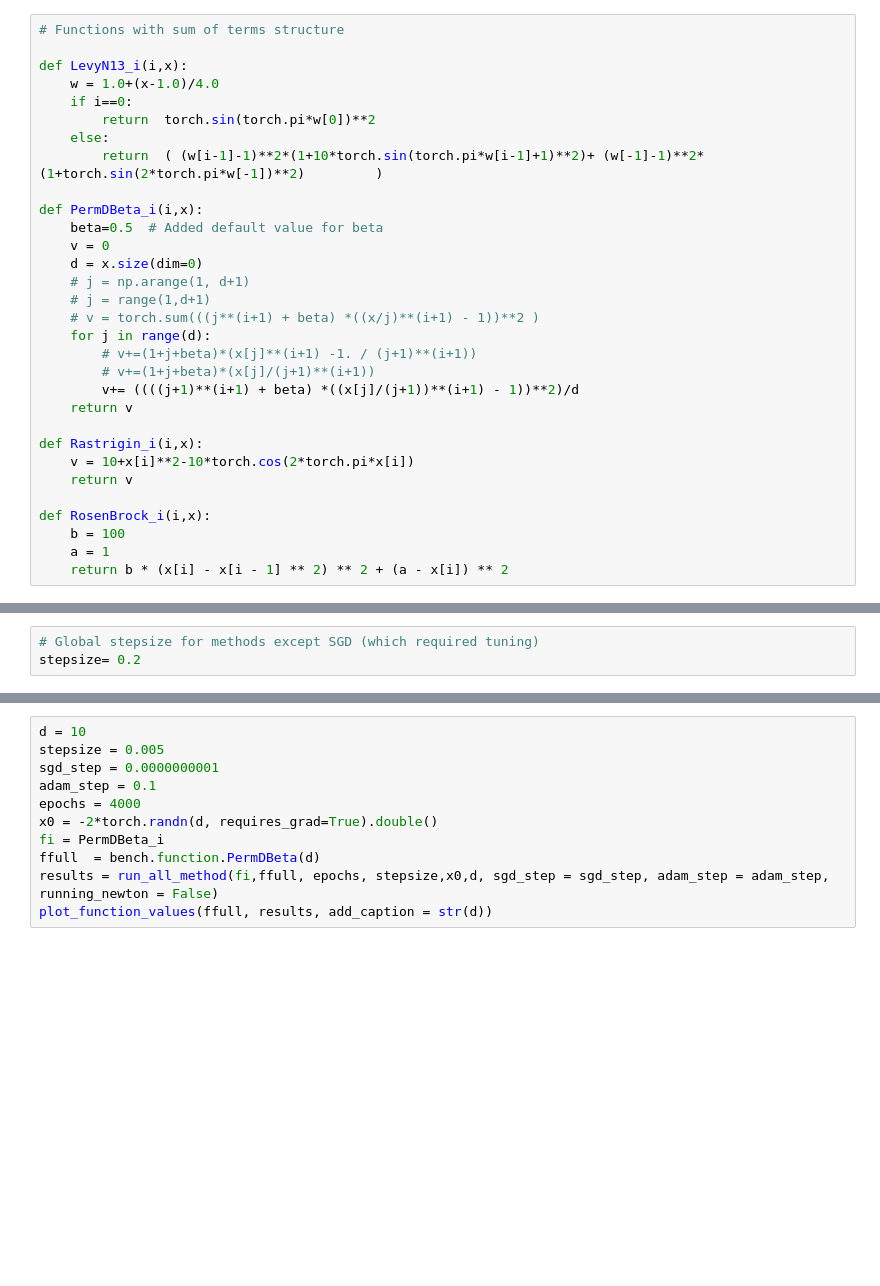
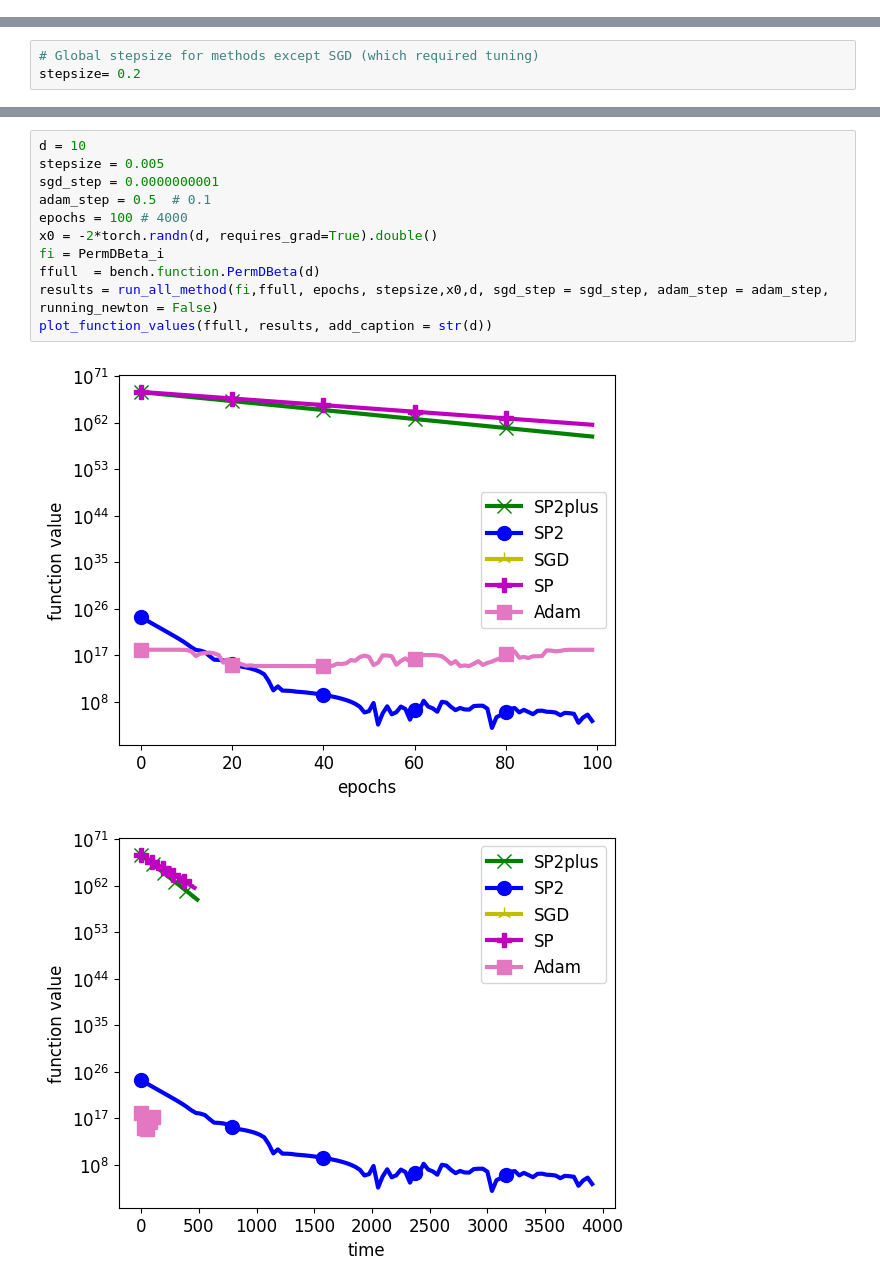
Before and after one commit to gowerrobert/2D_3D_vizualizations, a Jupyter notebook: 2D_quad_visualizations.ipynb, the cells around one changed output, grey strips where cells are left out. Cells and saved outputs as stored; diff of their text form; blank space fills up the shorter version.

```diff
--- a/2D_quad_visualizations.ipynb
+++ b/2D_quad_visualizations.ipynb
@@ -12,33 +13,2 @@ import pybenchfunction as bench
 %matplotlib inline
-# %%
-# Functions with sum of terms structure
-
-def LevyN13_i(i,x):
-    w = 1.0+(x-1.0)/4.0
-    if i==0:
-        return  torch.sin(torch.pi*w[0])**2
-    else:
-        return  ( (w[i-1]-1)**2*(1+10*torch.sin(torch.pi*w[i-1]+1)**2)+ (w[-1]-1)**2*(1+torch.sin(2*torch.pi*w[-1])**2)         )
-
-def PermDBeta_i(i,x):
-    beta=0.5  # Added default value for beta
-    v = 0
-    d = x.size(dim=0)
-    # j = np.arange(1, d+1)
-    # j = range(1,d+1)
-    # v = torch.sum(((j**(i+1) + beta) *((x/j)**(i+1) - 1))**2 )
-    for j in range(d):
-        # v+=(1+j+beta)*(x[j]**(i+1) -1. / (j+1)**(i+1))
-        # v+=(1+j+beta)*(x[j]/(j+1)**(i+1))
-        v+= ((((j+1)**(i+1) + beta) *((x[j]/(j+1))**(i+1) - 1))**2)/d
-    return v
-
-def Rastrigin_i(i,x):
-    v = 10+x[i]**2-10*torch.cos(2*torch.pi*x[i])
-    return v
-
-def RosenBrock_i(i,x):
-    b = 100
-    a = 1
-    return b * (x[i] - x[i - 1] ** 2) ** 2 + (a - x[i]) ** 2
 # %%
@@ -207,11 +111,14 @@ run_plot_all(fi,ffull, epochs, rosenstep, x0,d, sgd_step = 0.00001, adam_step=st
 # %%
 d = 10
 stepsize = 0.005
 sgd_step = 0.0000000001
-adam_step = 0.1
-epochs = 4000
+adam_step = 0.5  # 0.1
+epochs = 100 # 4000
 x0 = -2*torch.randn(d, requires_grad=True).double()
 fi = PermDBeta_i
 ffull  = bench.function.PermDBeta(d)
 results = run_all_method(fi,ffull, epochs, stepsize,x0,d, sgd_step = sgd_step, adam_step = adam_step, running_newton = False)
 plot_function_values(ffull, results, add_caption = str(d))
+# %% [output]
+[figure, added]
+[figure, added]
```
Also changed, not shown: parts of 10 cells of this notebook, 8 other files.
